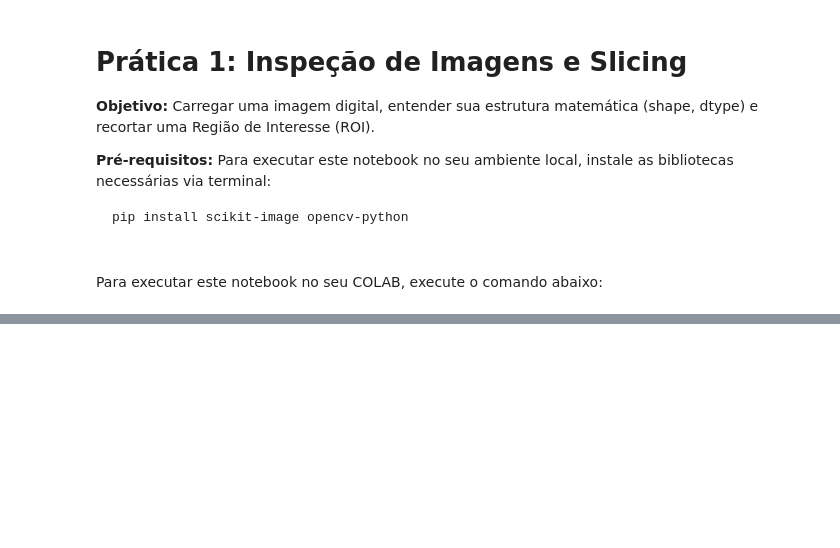
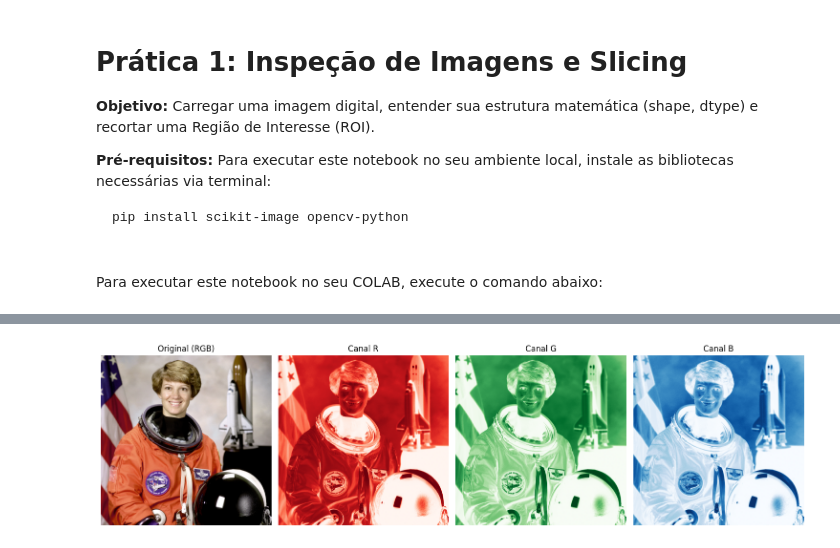
Before and after one commit to maborbaa/Capacitacao_VC_iRede, a Jupyter notebook: notebooks/01_inspecao_slicing.ipynb, the cells around one changed output, grey strips where cells are left out. Cells and saved outputs as stored; diff of their text form; code cells hidden in the pictures; blank space fills up the shorter version.

```diff
--- a/notebooks/01_inspecao_slicing.ipynb
+++ b/notebooks/01_inspecao_slicing.ipynb
@@ -18,0 +23,36 @@ from skimage.data import astronaut
+# %%
+#importar a imagem
+imagem = astronaut()
+
+# Isolando os canais
+_r = imagem[:,:,0]
+_g = imagem[:,:,1]
+_b = imagem[:,:,2]
+
+#utilizar subplots para exibir tudo lado a lado
+fig, axes = plt.subplots(1,4,figsize=(15,5)) #subplot(int,int,index)
+
+# Quadro 0: Original
+axes[0].imshow(imagem)
+axes[0].set_title("Original (RGB)")
+axes[0].axis('off')
+
+# Quadro 1: Canal R
+axes[1].imshow(_r, cmap='Reds')
+axes[1].set_title("Canal R")
+axes[1].axis('off')
+
+# Quadro 2: Canal G
+axes[2].imshow(_g, cmap='Greens')
+axes[2].set_title("Canal G")
+axes[2].axis('off')
+
+# Quadro 3: Canal B
+axes[3].imshow(_b, cmap='Blues')
+axes[3].set_title("Canal B")
+axes[3].axis('off')
+
+plt.tight_layout()
+plt.show()
+# %% [output]
+[figure, added]
```
Also changed, not shown: parts of 4 cells of this notebook.
